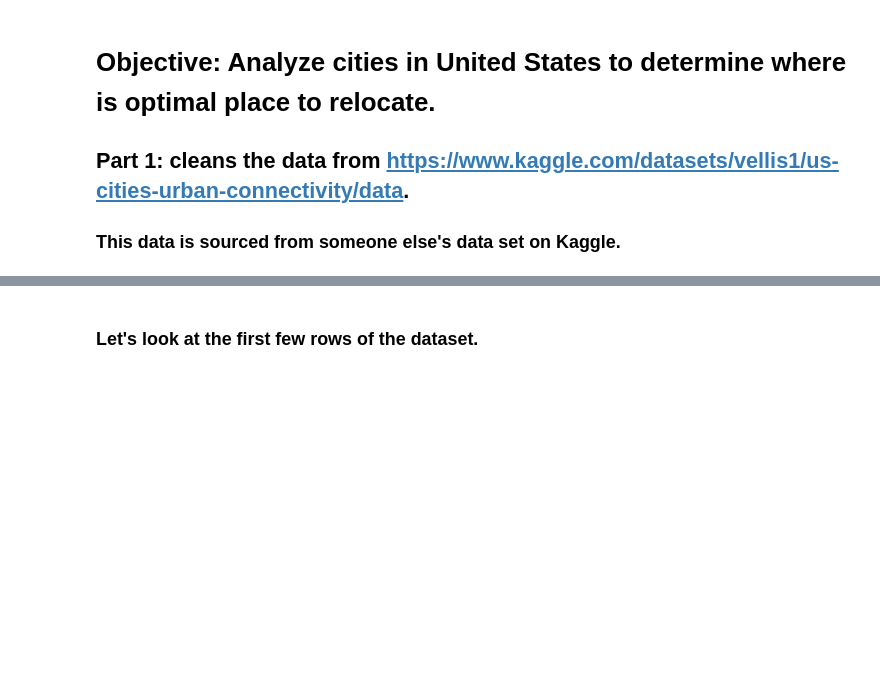
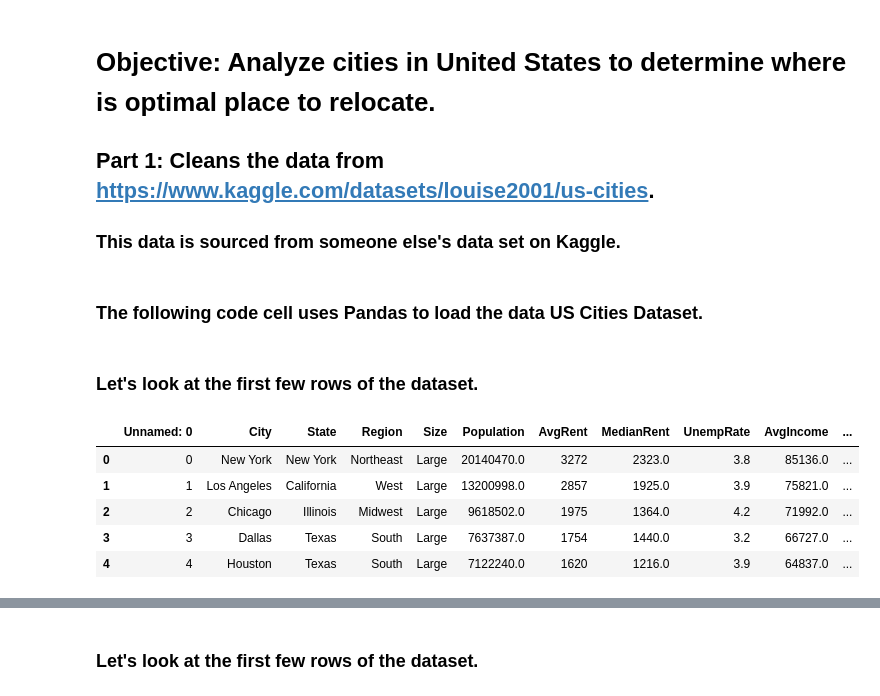
Before and after one commit to TinaBaldwin/US_Cities_Data, a Jupyter notebook: Cleaning_USCities_Connectivity.ipynb, the cells around one changed output, grey strips where cells are left out. Saved outputs shown, nothing was run; the diff lists cells and outputs as text; code cells hidden in the pictures; blank space fills up the shorter version.

Commit message:
Updated Jupyter Notebook with correct version of cleaning file

```diff
--- a/Cleaning_USCities_Connectivity.ipynb
+++ b/Cleaning_USCities_Connectivity.ipynb
@@ -1,6 +1,8 @@
 # %% [markdown]
 # Objective: Analyze cities in United States to determine where is optimal place to relocate.
 
-## Part 1: cleans the data from [https://www.kaggle.com/datasets/vellis1/us-cities-urban-connectivity/data](https://www.kaggle.com/datasets/vellis1/us-cities-urban-connectivity/data).
+## Part 1: Cleans the data from [https://www.kaggle.com/datasets/louise2001/us-cities](https://www.kaggle.com/datasets/louise2001/us-cities).
 
 ### This data is sourced from someone else's data set on Kaggle.
+# %% [markdown]
+### The following code cell uses Pandas to load the data US Cities Dataset.
@@ -6,0 +12,11 @@
+# %% [markdown]
+### Let's look at the first few rows of the dataset.
+# %%
+us_cities.head()
+# %% [output]
+|  | Unnamed: 0 | City | State | Region | Size | Population | AvgRent | MedianRent | UnempRate | AvgIncome | ... |
+| 0 | 0 | New York | New York | Northeast | Large | 20140470.0 | 3272 | 2323.0 | 3.8 | 85136.0 | ... |
+| 1 | 1 | Los Angeles | California | West | Large | 13200998.0 | 2857 | 1925.0 | 3.9 | 75821.0 | ... |
+| 2 | 2 | Chicago | Illinois | Midwest | Large | 9618502.0 | 1975 | 1364.0 | 4.2 | 71992.0 | ... |
+| 3 | 3 | Dallas | Texas | South | Large | 7637387.0 | 1754 | 1440.0 | 3.2 | 66727.0 | ... |
+| 4 | 4 | Houston | Texas | South | Large | 7122240.0 | 1620 | 1216.0 | 3.9 | 64837.0 | ... |
```
Also changed, not shown: parts of 35 cells of this notebook.
